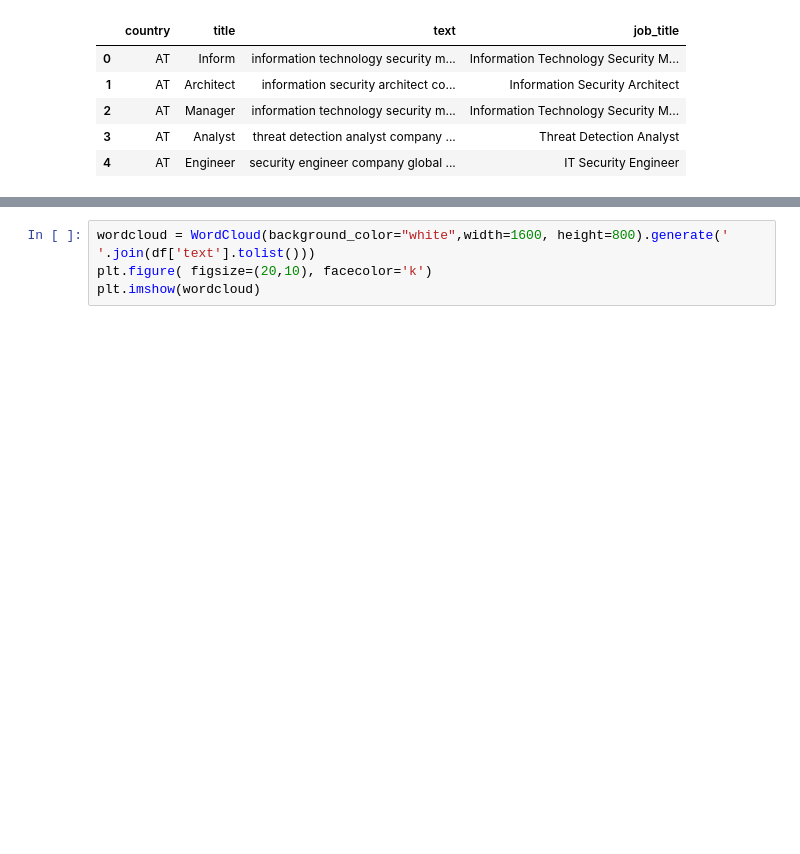
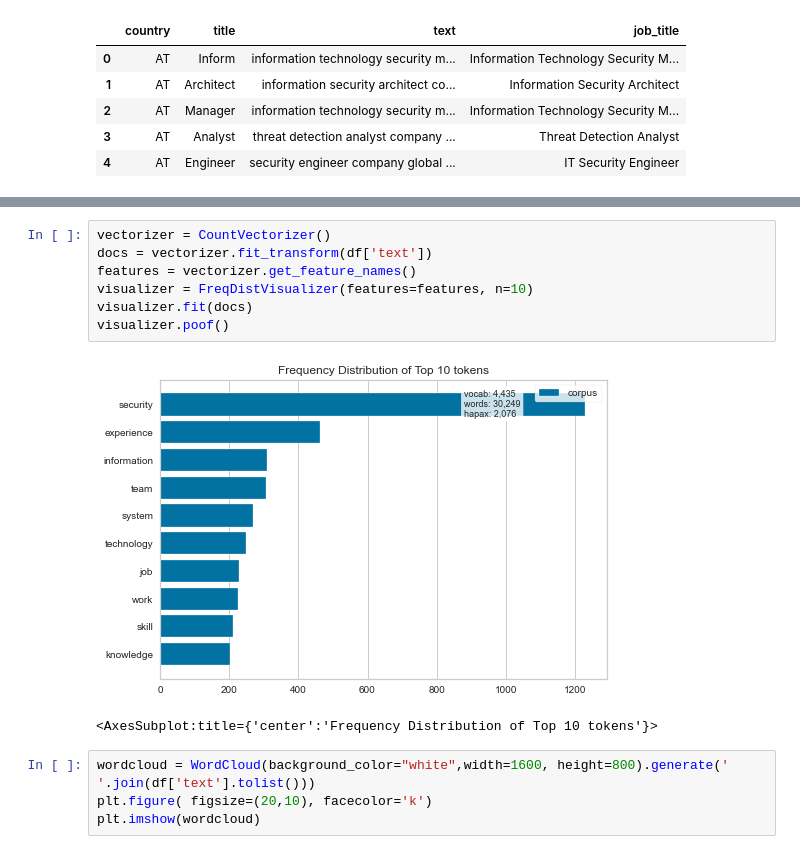
Before and after one commit to Elshan777/cybersecurity-job-ad-analysis, a Jupyter notebook: notebooks/EDA.ipynb, the cells around one changed output, grey strips where cells are left out. Drawn from its saved outputs; the diff is of its cells as text; blank space fills up the shorter version.

Commit message:
EDA, Visualisations notebooks added

```diff
--- a/notebooks/EDA.ipynb
+++ b/notebooks/EDA.ipynb
@@ -70,3 +78,13 @@ df.head()
+# %%
+vectorizer = CountVectorizer()
+docs = vectorizer.fit_transform(df['text'])
+features = vectorizer.get_feature_names()
+visualizer = FreqDistVisualizer(features=features, n=10)
+visualizer.fit(docs)
+visualizer.poof()
+# %% [output]
+[figure, added]
+<AxesSubplot:title={'center':'Frequency Distribution of Top 10 tokens'}>
 # %%
 wordcloud = WordCloud(background_color="white",width=1600, height=800).generate(' '.join(df['text'].tolist()))
 plt.figure( figsize=(20,10), facecolor='k')
```
Also changed, not shown: parts of 1 cell of this notebook, 2 other files.
